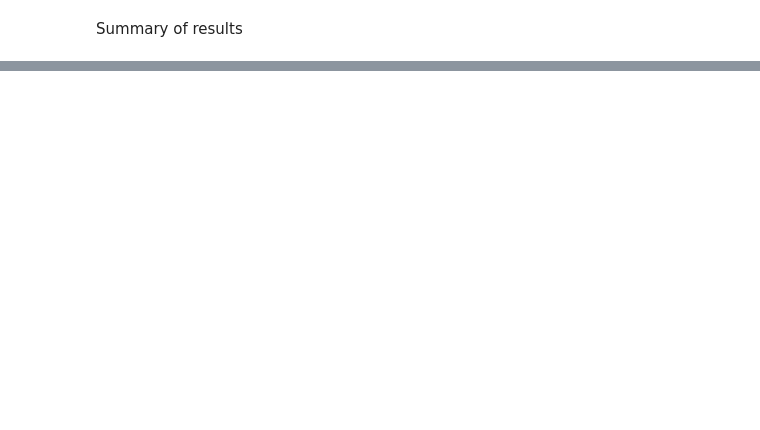
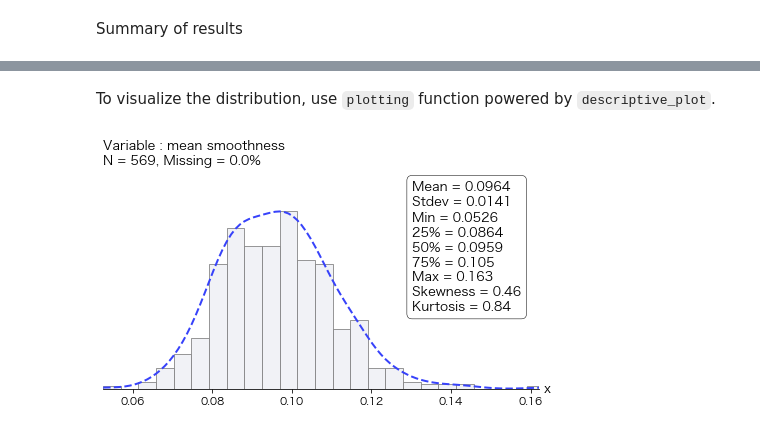
Before and after one commit to Nak007/univariate, a Jupyter notebook: Univariate_colab.ipynb, the cells around one changed output, grey strips where cells are left out. Drawn from its saved outputs; the diff is of its cells as text; code cells hidden in the pictures; blank space fills up the shorter version.

```diff
--- a/Univariate_colab.ipynb
+++ b/Univariate_colab.ipynb
@@ -262,0 +224,5 @@ ax = model.plotting(var, max_display=1)
+# %%
+X, y = load_breast_cancer(return_X_y=True)
+cols = load_breast_cancer().feature_names
+X = pd.DataFrame(X, columns=cols)
+model = Descriptive().fit(X)
@@ -262,0 +242,6 @@ ax = model.plotting(var, max_display=1)
+# %% [markdown]
+To visualize the distribution, use `plotting` function powered by `descriptive_plot`.
+# %%
+ax = model.plotting(np.random.choice(X.columns))
+# %% [output]
+[figure, added]
```
Also changed, not shown: parts of 31 cells of this notebook, 1 other file.
